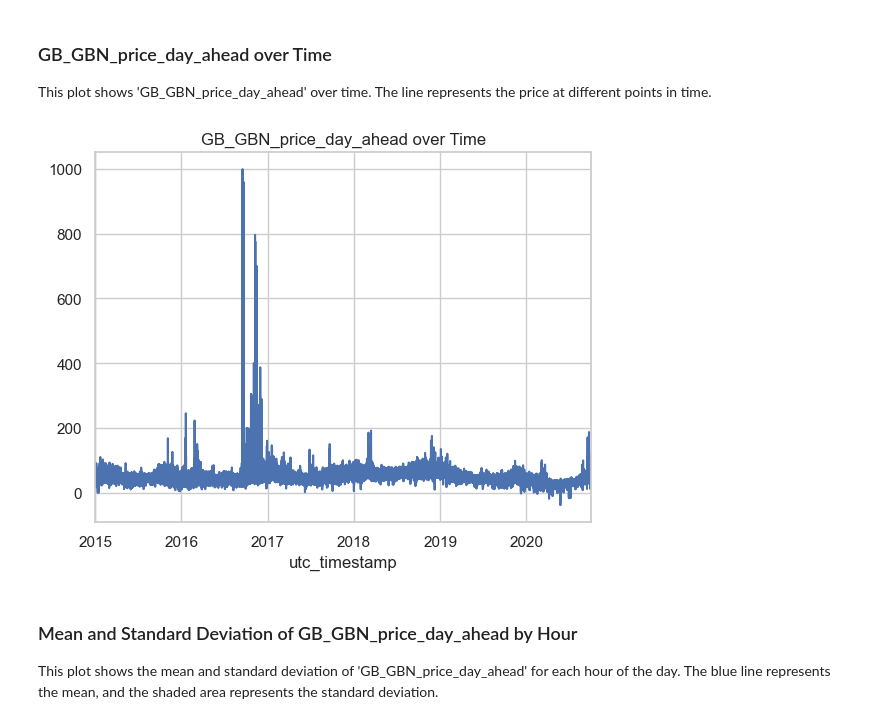
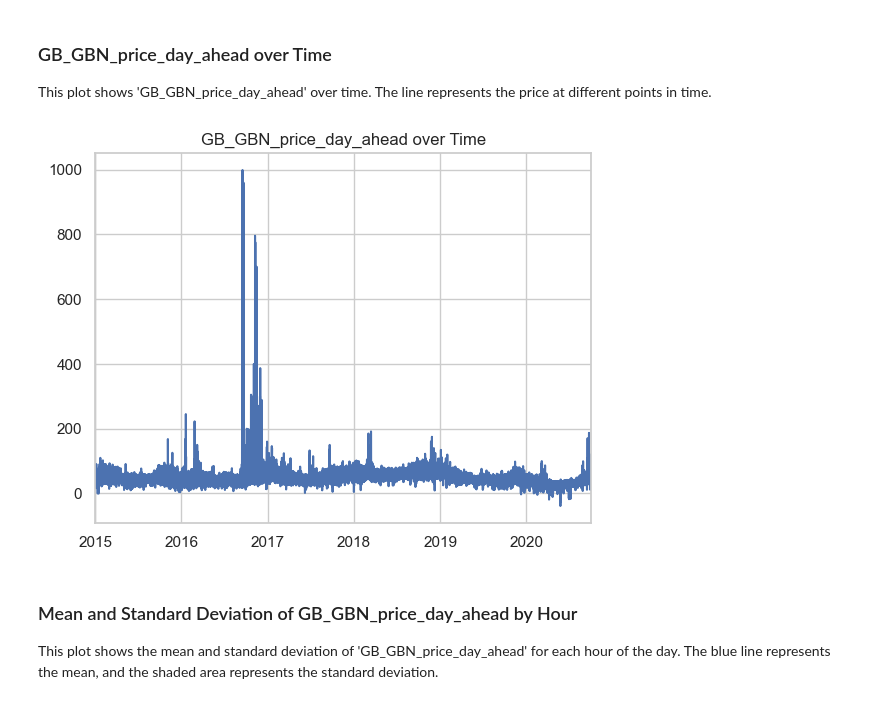
Before and after one commit to koulakhilesh/OpenEnergy, a Jupyter notebook: notebooks/average_price.ipynb, the cells around one changed output. Drawn from its saved outputs; the diff is of its cells as text; code cells hidden in the pictures.

Commit message:
Adding price data helper code and refactoring

```diff
--- a/notebooks/average_price.ipynb
+++ b/notebooks/average_price.ipynb
@@ -31,7 +31,7 @@ First, we need to load the data. We use the `CSVDataProvider` class to read the
 # %%
 csv_file_path = os.path.join(module_path, "data", "time_series", "time_series_60min_singleindex_filtered.csv")
 data_provider = CSVDataProvider(csv_file_path)
-data = data_provider.get_data()
+data = data_provider.get_data(column_names=["GB_GBN_price_day_ahead"],timestamp_column="utc_timestamp")
 # %% [markdown]
 ## Exploratory Data Analysis (EDA)
 
@@ -80,11 +78,11 @@ plt.show()
 This plot shows 'GB_GBN_price_day_ahead' over time. The line represents the price at different points in time.
 # %%
 # Plot the 'GB_GBN_price_day_ahead' over time
-data.set_index('utc_timestamp')['GB_GBN_price_day_ahead'].plot()
+data['GB_GBN_price_day_ahead'].plot()
 plt.title('GB_GBN_price_day_ahead over Time')
 plt.show()
 # %% [output]
-[figure, old version]
+[figure, new version]
 # %% [markdown]
 ### Mean and Standard Deviation of GB_GBN_price_day_ahead by Hour
 
```
Also changed, not shown: parts of 4 cells of this notebook, 15 other files.
